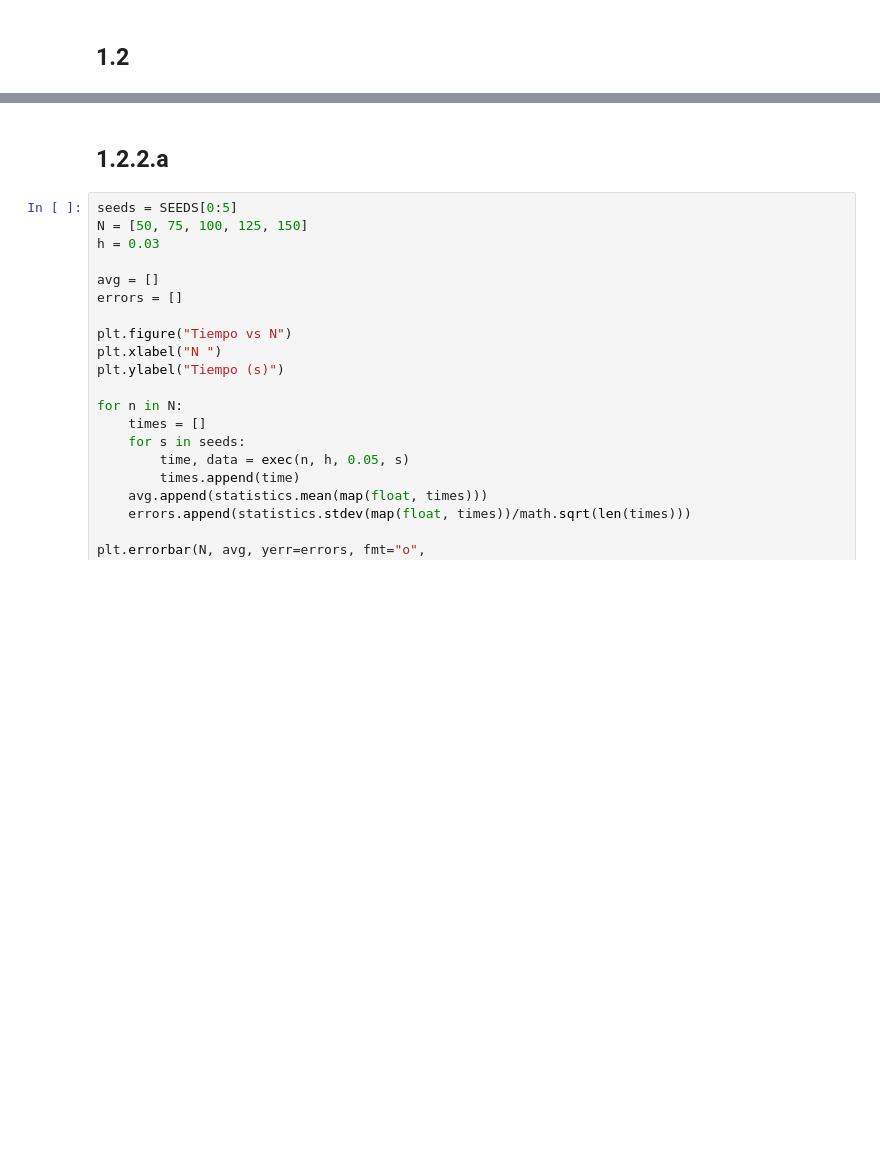
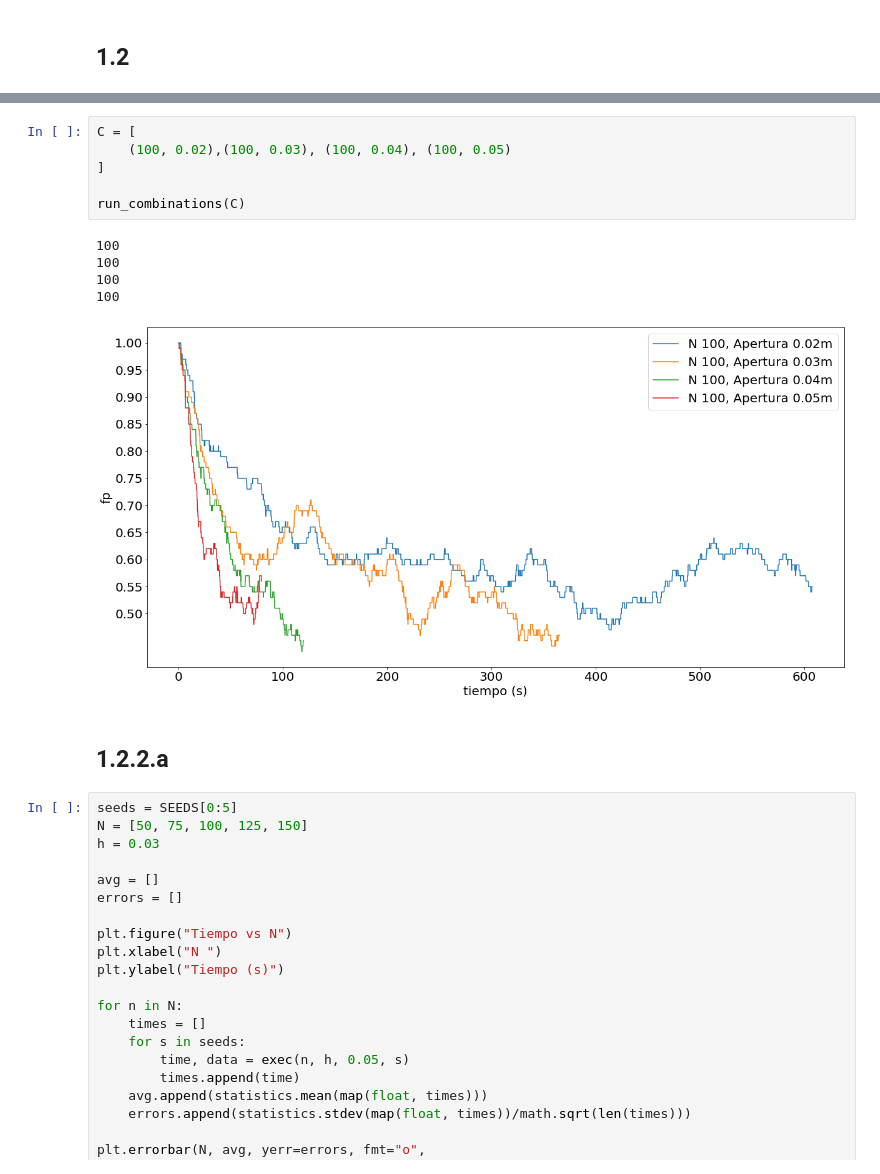
Before and after one commit to atormakh/SimulacionDeSistemas, a Jupyter notebook: 2DGasDiffusion/stats.ipynb, the cells around one changed output, grey strips where cells are left out. Cells and saved outputs as stored; diff of their text form; blank space fills up the shorter version.

```diff
--- a/2DGasDiffusion/stats.ipynb
+++ b/2DGasDiffusion/stats.ipynb
@@ -68,3 +90,15 @@ plt.show()
+# %%
+C = [
+    (100, 0.02),(100, 0.03), (100, 0.04), (100, 0.05)
+]
+
+run_combinations(C)
+# %% [output]
+100
+100
+100
+100
+[figure, added]
 # %% [markdown]
 
 ## 1.2.2.a
```
Also changed, not shown: parts of 7 cells of this notebook, 3 other files.
